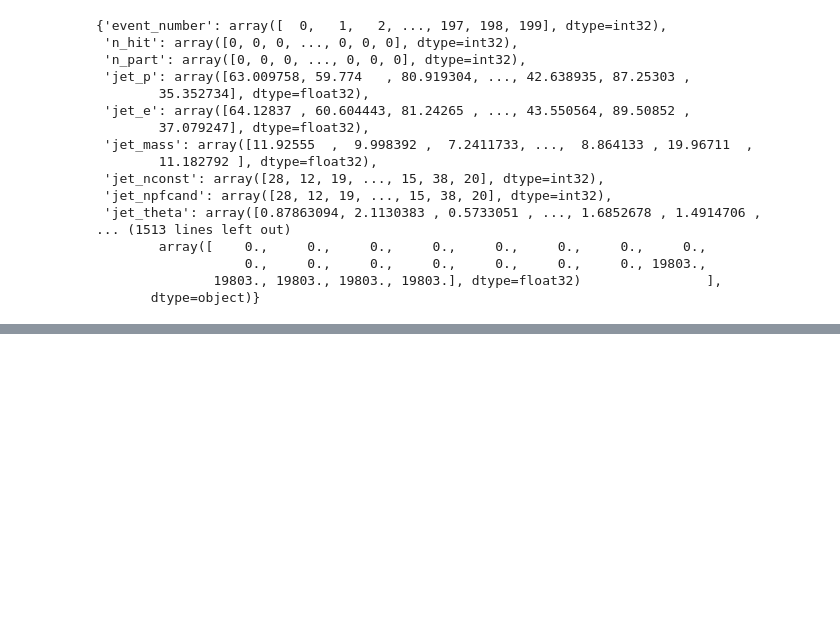
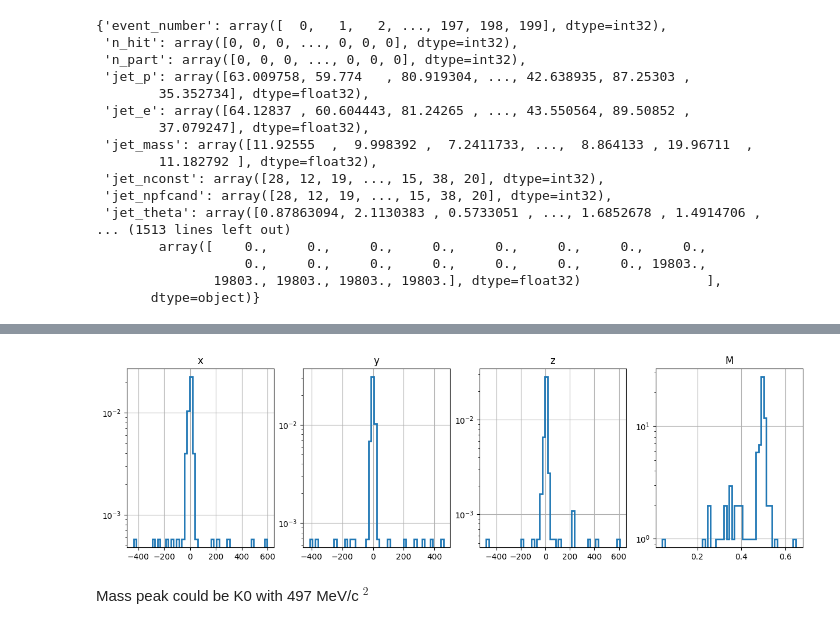
Before and after one commit to saracreates/TaggingResults, a Jupyter notebook: Hbb-vertices.ipynb, the cells around one changed output, grey strips where cells are left out. Cells and saved outputs as stored; diff of their text form; code cells hidden in the pictures; blank space fills up the shorter version.

```diff
--- a/Hbb-vertices.ipynb
+++ b/Hbb-vertices.ipynb
@@ -40,0 +108,17 @@ data
+# %%
+fig, ax = plt.subplots(1, 4, figsize=(15, 4))
+for i, (key, value) in enumerate(V0_dic.items()):
+    if key == "ids":
+        continue
+    if key == "M":
+        i = i-1 # bad fix but works haha
+    ax[i].hist(value, bins=50, histtype='step', linewidth=2.0, density=True)
+    ax[i].set_title(key)
+    ax[i].grid()
+    ax[i].set_yscale("log")
+
+plt.show() # less statistics for V0
+# %% [output]
+[figure, added]
+# %% [markdown]
+Mass peak could be K0 with 497 MeV/c $^2$
```
Also changed, not shown: parts of 9 cells of this notebook.
